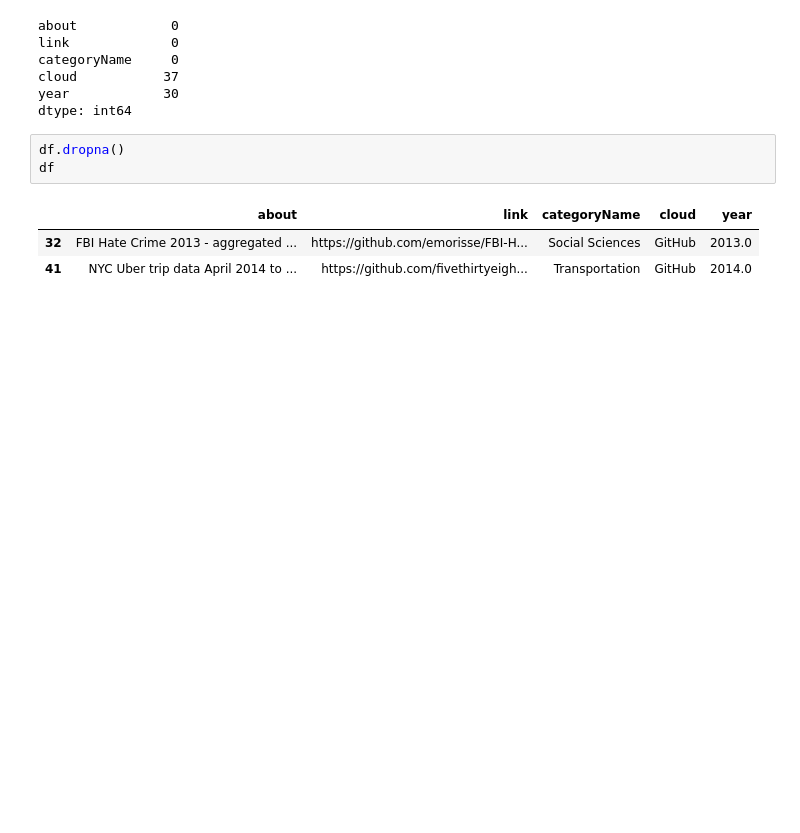
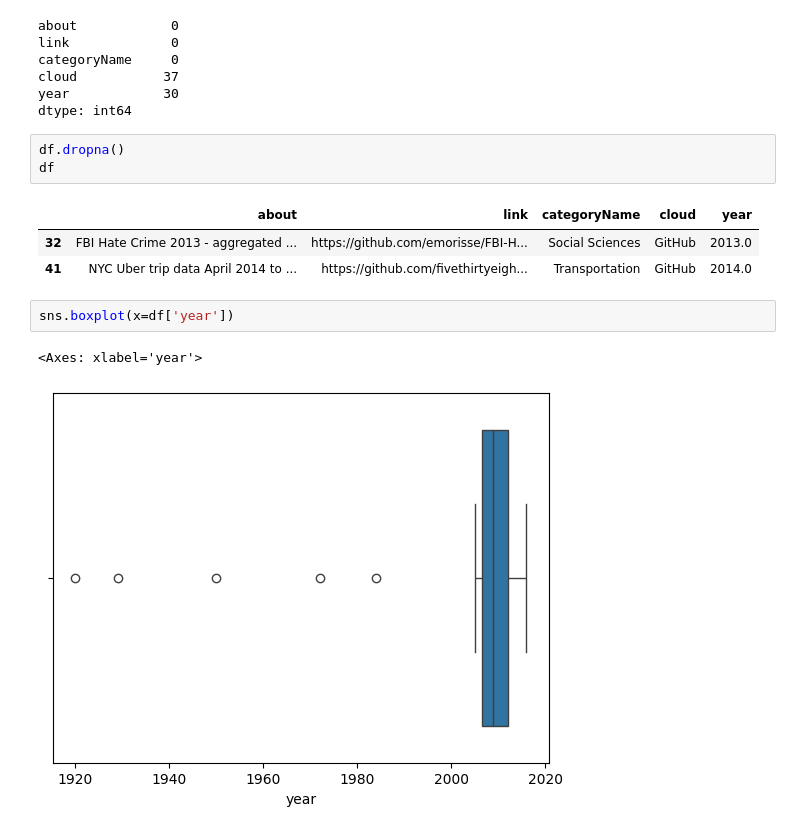
Before and after one commit to ESET0118/Basic-Training, a Jupyter notebook: AI ML/ExploratoryDataAnalysis.ipynb, the cells around one changed output. Saved outputs shown, nothing was run; the diff lists cells and outputs as text; blank space fills up the shorter version.

```diff
--- a/AI ML/ExploratoryDataAnalysis.ipynb
+++ b/AI ML/ExploratoryDataAnalysis.ipynb
@@ -92,3 +97,8 @@ df
 |  | about | link | categoryName | cloud | year |
 | 32 | FBI Hate Crime 2013 - aggregated ... | https://github.com/emorisse/FBI-H... | Social Sciences | GitHub | 2013.0 |
 | 41 | NYC Uber trip data April 2014 to ... | https://github.com/fivethirtyeigh... | Transportation | GitHub | 2014.0 |
+# %%
+sns.boxplot(x=df['year'])
+# %% [output]
+<Axes: xlabel='year'>
+[figure, added]
```
Also changed, not shown: parts of 2 cells of this notebook, 11 other files.
